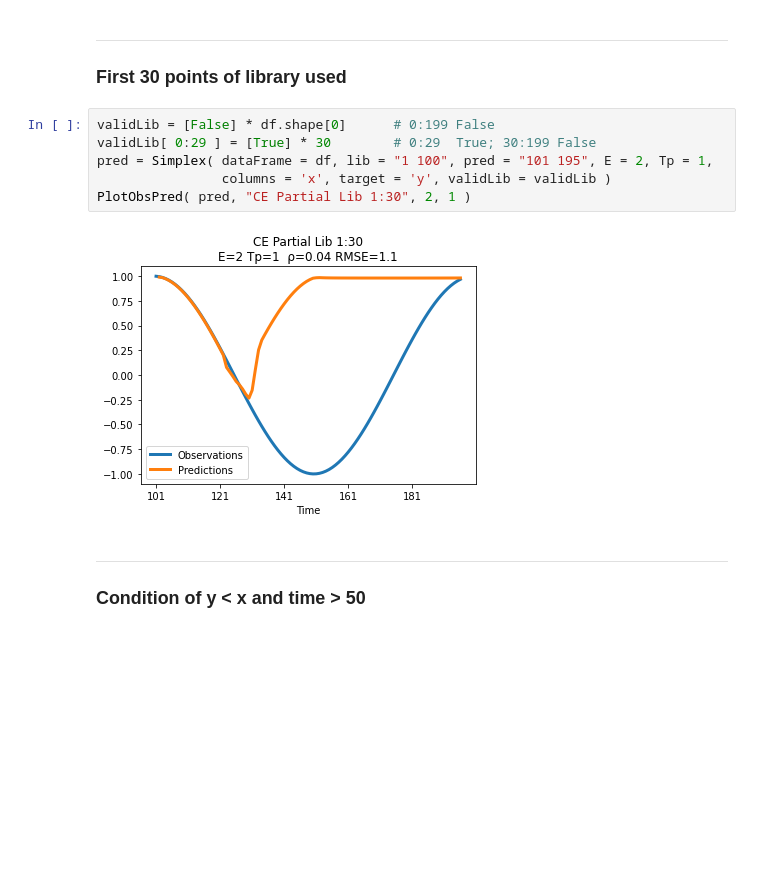
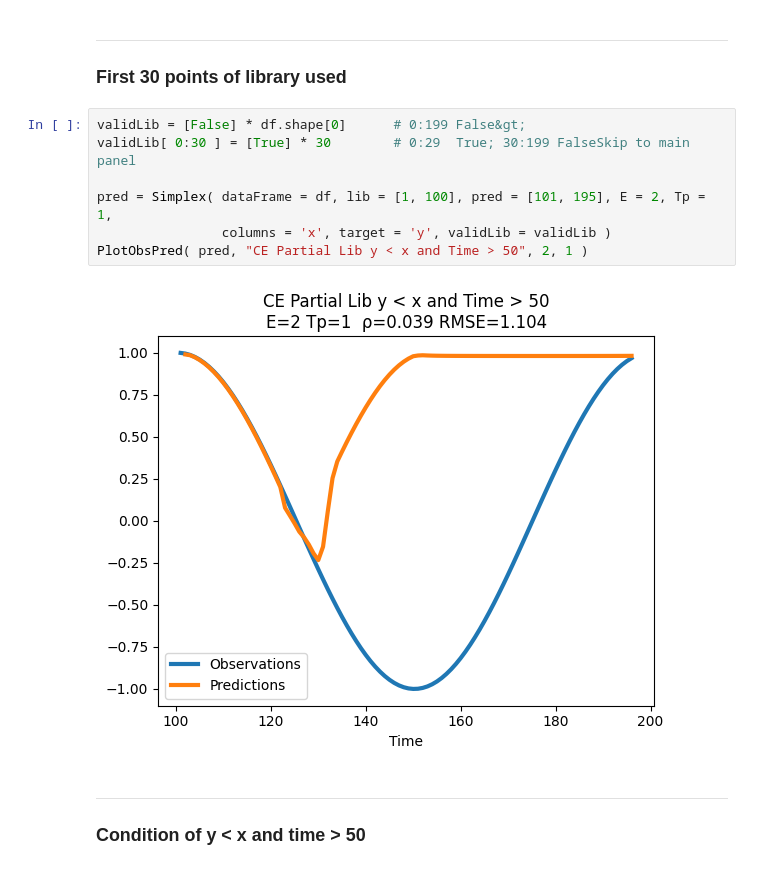
Before and after one commit to SugiharaLab/EDM_Documentation, a Jupyter notebook: docs/cond_emb_demo.ipynb, the cells around one changed output. Drawn from its saved outputs; the diff is of its cells as text; blank space fills up the shorter version.

```diff
--- a/docs/cond_emb_demo.ipynb
+++ b/docs/cond_emb_demo.ipynb
@@ -31,13 +31,14 @@ PlotObsPred( pred,  "Normal Lib 1:100", 2, 1 )
 
 ### First 30 points of library used
 # %%
-validLib = [False] * df.shape[0]      # 0:199 False
-validLib[ 0:29 ] = [True] * 30        # 0:29  True; 30:199 False
-pred = Simplex( dataFrame = df, lib = "1 100", pred = "101 195", E = 2, Tp = 1,
+validLib = [False] * df.shape[0]      # 0:199 False&gt;
+validLib[ 0:30 ] = [True] * 30        # 0:29  True; 30:199 FalseSkip to main panel
+
+pred = Simplex( dataFrame = df, lib = [1, 100], pred = [101, 195], E = 2, Tp = 1,
                 columns = 'x', target = 'y', validLib = validLib )
-PlotObsPred( pred, "CE Partial Lib 1:30", 2, 1 )
+PlotObsPred( pred, "CE Partial Lib y < x and Time > 50", 2, 1 )
 # %% [output]
-[figure, old version]
+[figure, new version]
 # %% [markdown]
 ---
 
```
Also changed, not shown: parts of 2 cells of this notebook, 3 other files.
